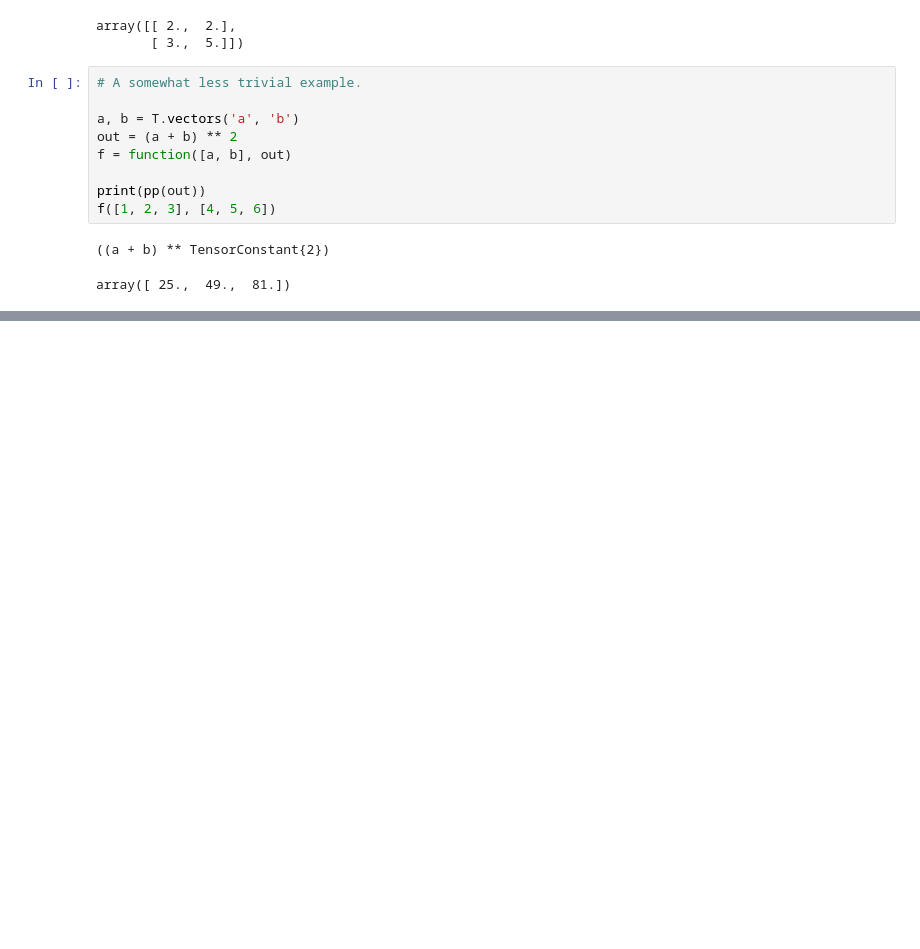
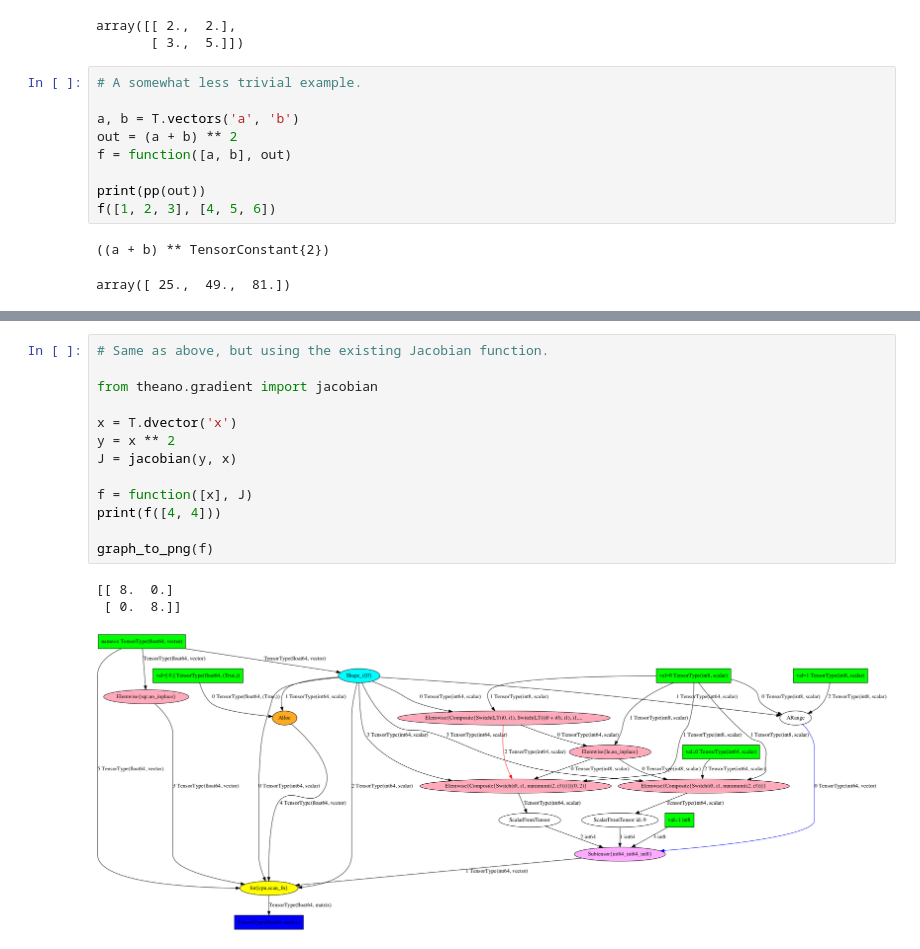
Before and after one commit to adityaramesh/theano_notes, a Jupyter notebook: notebooks/notes.ipynb, the cells around one changed output, grey strips where cells are left out. Saved outputs shown, nothing was run; the diff lists cells and outputs as text; blank space fills up the shorter version.

```diff
--- a/notebooks/notes.ipynb
+++ b/notebooks/notes.ipynb
@@ -87,0 +134,17 @@ display(SVG(pydotprint(f, return_image=True, format='svg')))
+# %%
+# Same as above, but using the existing Jacobian function.
+
+from theano.gradient import jacobian
+
+x = T.dvector('x')
+y = x ** 2
+J = jacobian(y, x)
+
+f = function([x], J)
+print(f([4, 4]))
+
+graph_to_png(f)
+# %% [output]
+[[ 8.  0.]
+ [ 0.  8.]]
+[figure, added]
```
Also changed, not shown: parts of 10 cells of this notebook.
